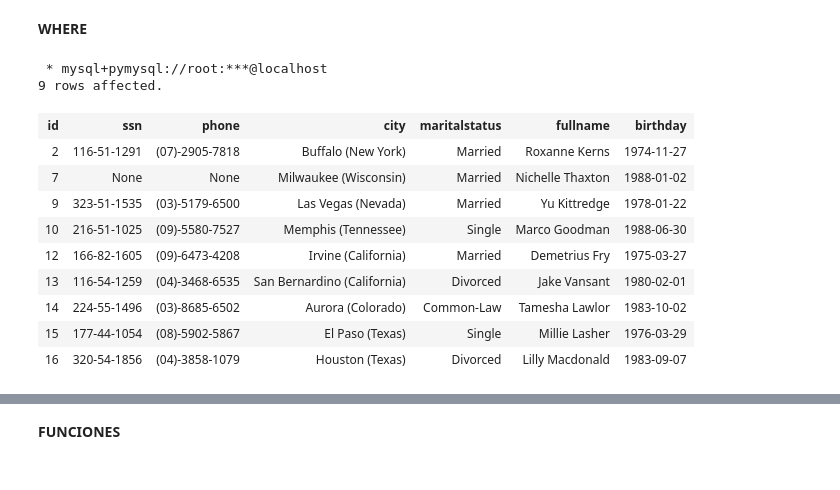
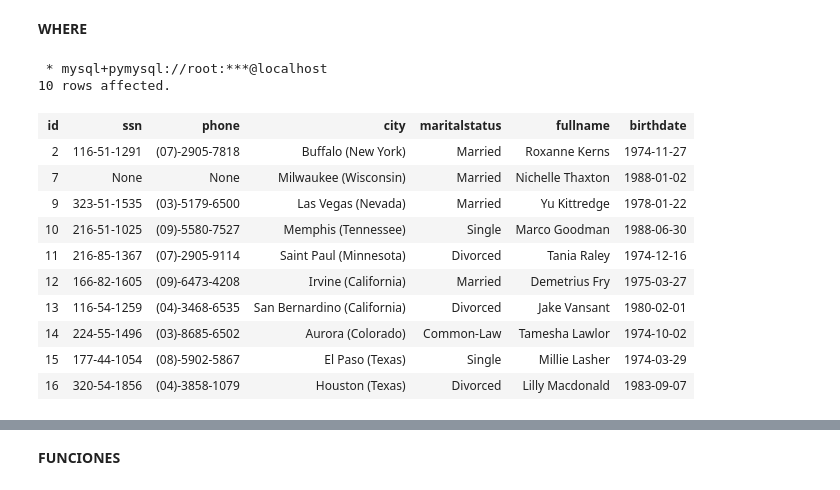
Before and after one commit to christiancalidad/SQL-basics, a Jupyter notebook: 03-gestion-registros.ipynb, the cells around one changed output, grey strips where cells are left out. Cells and saved outputs as stored; diff of their text form; code cells hidden in the pictures.

```diff
--- a/03-gestion-registros.ipynb
+++ b/03-gestion-registros.ipynb
@@ -401,21 +410,22 @@ SELECT ssn,fullname FROM persons;
 # %%
 %%sql
 ##
 ## Condicional.
 ##
-SELECT * FROM persons WHERE birthday >= "1974-01-01";
+SELECT * FROM persons WHERE birthdate >= "1974-01-01";
 # %% [output]
  * mysql+pymysql://root:***@localhost
-9 rows affected.
+10 rows affected.
-| id | ssn | phone | city | maritalstatus | fullname | birthday |
+| id | ssn | phone | city | maritalstatus | fullname | birthdate |
 | 2 | 116-51-1291 | (07)-2905-7818 | Buffalo (New York) | Married | Roxanne Kerns | 1974-11-27 |
 | 7 | None | None | Milwaukee (Wisconsin) | Married | Nichelle Thaxton | 1988-01-02 |
 | 9 | 323-51-1535 | (03)-5179-6500 | Las Vegas (Nevada) | Married | Yu Kittredge | 1978-01-22 |
 | 10 | 216-51-1025 | (09)-5580-7527 | Memphis (Tennessee) | Single | Marco Goodman | 1988-06-30 |
+| 11 | 216-85-1367 | (07)-2905-9114 | Saint Paul (Minnesota) | Divorced | Tania Raley | 1974-12-16 |
 | 12 | 166-82-1605 | (09)-6473-4208 | Irvine (California) | Married | Demetrius Fry | 1975-03-27 |
 | 13 | 116-54-1259 | (04)-3468-6535 | San Bernardino (California) | Divorced | Jake Vansant | 1980-02-01 |
-| 14 | 224-55-1496 | (03)-8685-6502 | Aurora (Colorado) | Common-Law | Tamesha Lawlor | 1983-10-02 |
-| 15 | 177-44-1054 | (08)-5902-5867 | El Paso (Texas) | Single | Millie Lasher | 1976-03-29 |
+| 14 | 224-55-1496 | (03)-8685-6502 | Aurora (Colorado) | Common-Law | Tamesha Lawlor | 1974-10-02 |
+| 15 | 177-44-1054 | (08)-5902-5867 | El Paso (Texas) | Single | Millie Lasher | 1974-03-29 |
 | 16 | 320-54-1856 | (04)-3858-1079 | Houston (Texas) | Divorced | Lilly Macdonald | 1983-09-07 |
 # %%
 %%sql
```
Also changed, not shown: parts of 35 cells of this notebook.
